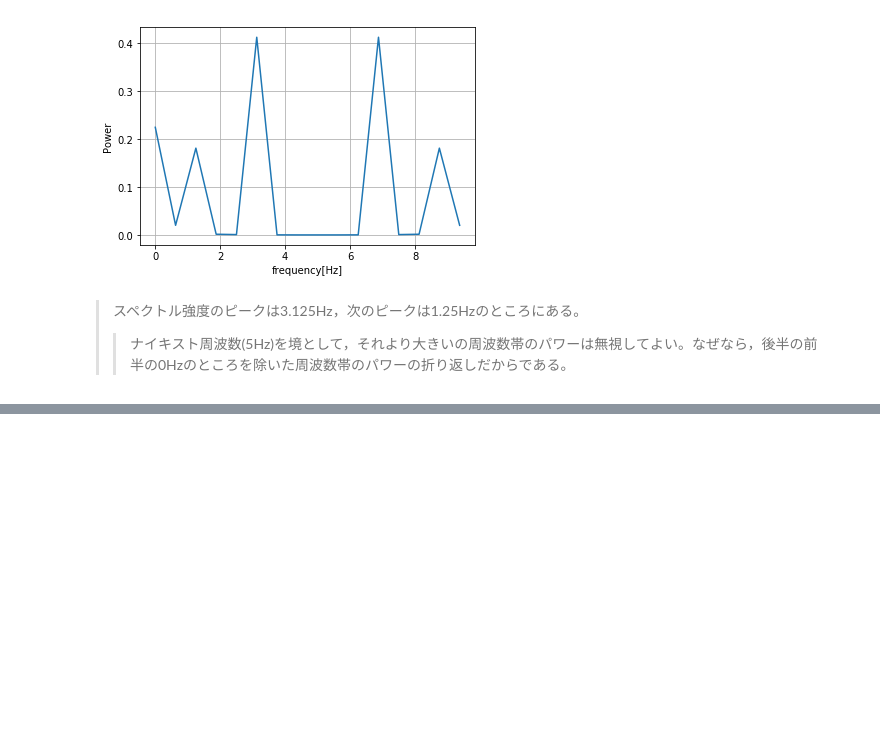
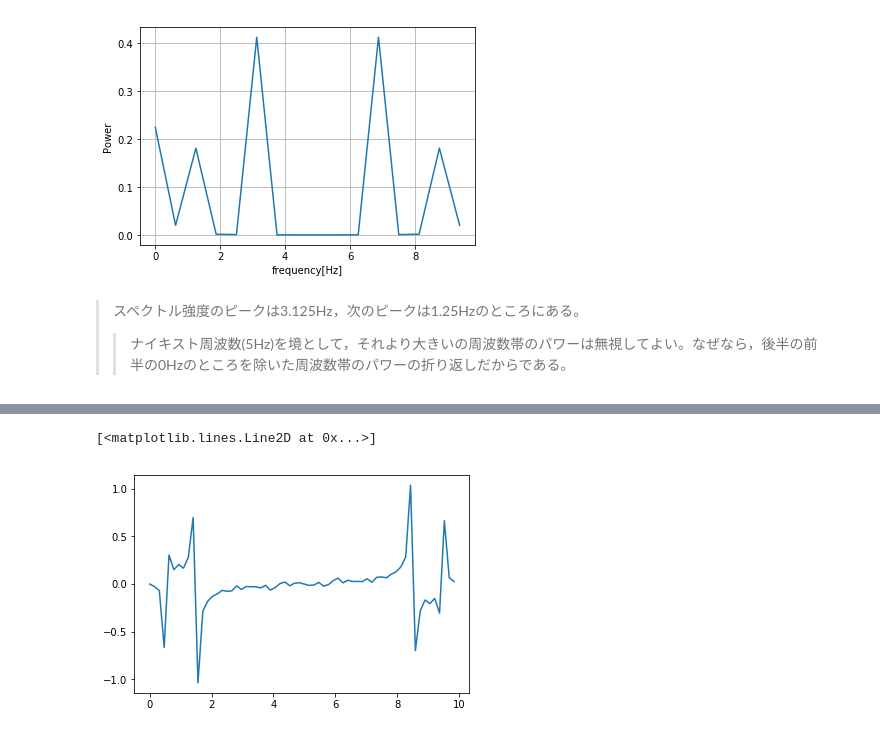
Before and after one commit to doppelgenkan/activity, a Jupyter notebook: frequency_amalysis/FFT_easy_theory.ipynb, the cells around one changed output, grey strips where cells are left out. Cells and saved outputs as stored; diff of their text form; code cells hidden in the pictures; blank space fills up the shorter version.

```diff
--- a/frequency_amalysis/FFT_easy_theory.ipynb
+++ b/frequency_amalysis/FFT_easy_theory.ipynb
@@ -290,0 +372,7 @@ plt.grid()
+# %%
+xI = np.imag(F)
+# %%
+plt.plot(frq, xI)
+# %% [output]
+[<matplotlib.lines.Line2D at 0x...>]
+[figure, added]
```
Also changed, not shown: parts of 24 cells of this notebook.
